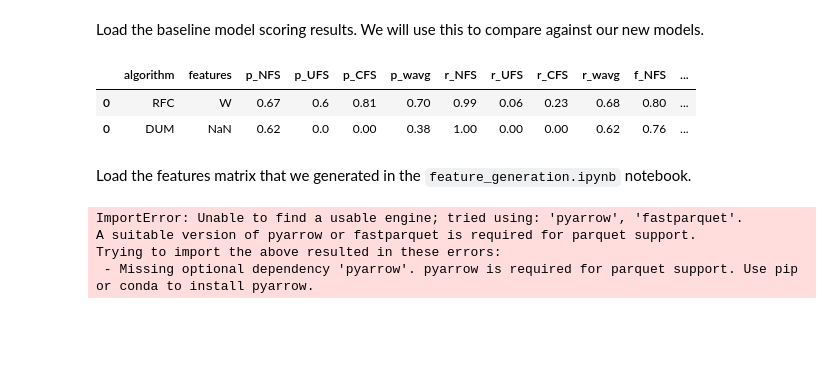
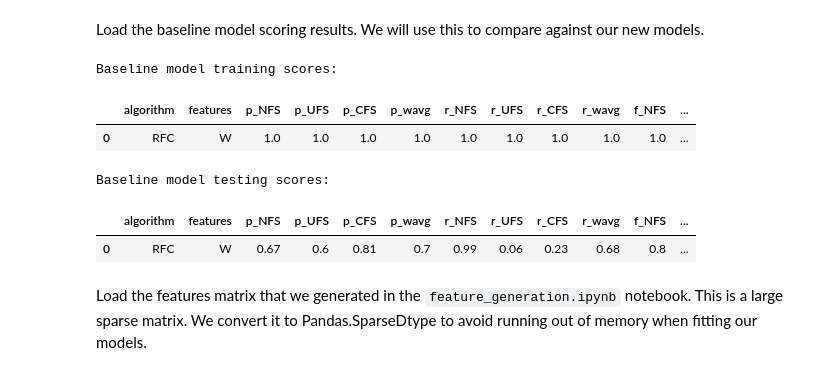
Before and after one commit to SigneK42/fact_check_worthy_claim, a Jupyter notebook: notebooks/RandomForest.ipynb, the cells around one changed output. Drawn from its saved outputs; the diff is of its cells as text; code cells hidden in the pictures; blank space fills up the shorter version.

```diff
--- a/notebooks/RandomForest.ipynb
+++ b/notebooks/RandomForest.ipynb
@@ -36,18 +40,18 @@ Load the baseline model scoring results. We will use this to compare against our
 # %%
 # Load scoring results dataframe from the baseline model
 df_score_train, df_score_test = score_loading()
-df_score_test
+df_score_train = df_score_train.reset_index(drop=True).drop(1)
+df_score_test = df_score_test.reset_index(drop=True).drop(1)
+print('Baseline model training scores:')
+display(df_score_train)
+print('Baseline model testing scores:')
+display(df_score_test)
 # %% [output]
+Baseline model training scores:
 |  | algorithm | features | p_NFS | p_UFS | p_CFS | p_wavg | r_NFS | r_UFS | r_CFS | r_wavg | f_NFS | ... |
-| 0 | RFC | W | 0.67 | 0.6 | 0.81 | 0.70 | 0.99 | 0.06 | 0.23 | 0.68 | 0.80 | ... |
-| 0 | DUM | NaN | 0.62 | 0.0 | 0.00 | 0.38 | 1.00 | 0.00 | 0.00 | 0.62 | 0.76 | ... |
+| 0 | RFC | W | 1.0 | 1.0 | 1.0 | 1.0 | 1.0 | 1.0 | 1.0 | 1.0 | 1.0 | ... |
+Baseline model testing scores:
+|  | algorithm | features | p_NFS | p_UFS | p_CFS | p_wavg | r_NFS | r_UFS | r_CFS | r_wavg | f_NFS | ... |
+| 0 | RFC | W | 0.67 | 0.6 | 0.81 | 0.7 | 0.99 | 0.06 | 0.23 | 0.68 | 0.8 | ... |
 # %% [markdown]
-Load the features matrix that we generated in the `feature_generation.ipynb` notebook.
+Load the features matrix that we generated in the `feature_generation.ipynb` notebook. This is a large sparse matrix. We convert it to Pandas.SparseDtype to avoid running out of memory when fitting our models.
-# %%
-df_features = pd.read_parquet('../results/features.gzip')
-df_features
-# %% [output]
-ImportError: Unable to find a usable engine; tried using: 'pyarrow', 'fastparquet'.
-A suitable version of pyarrow or fastparquet is required for parquet support.
-Trying to import the above resulted in these errors:
- - Missing optional dependency 'pyarrow'. pyarrow is required for parquet support. Use pip or conda to install pyarrow.
```
Also changed, not shown: parts of 89 cells of this notebook, 4 other files.
